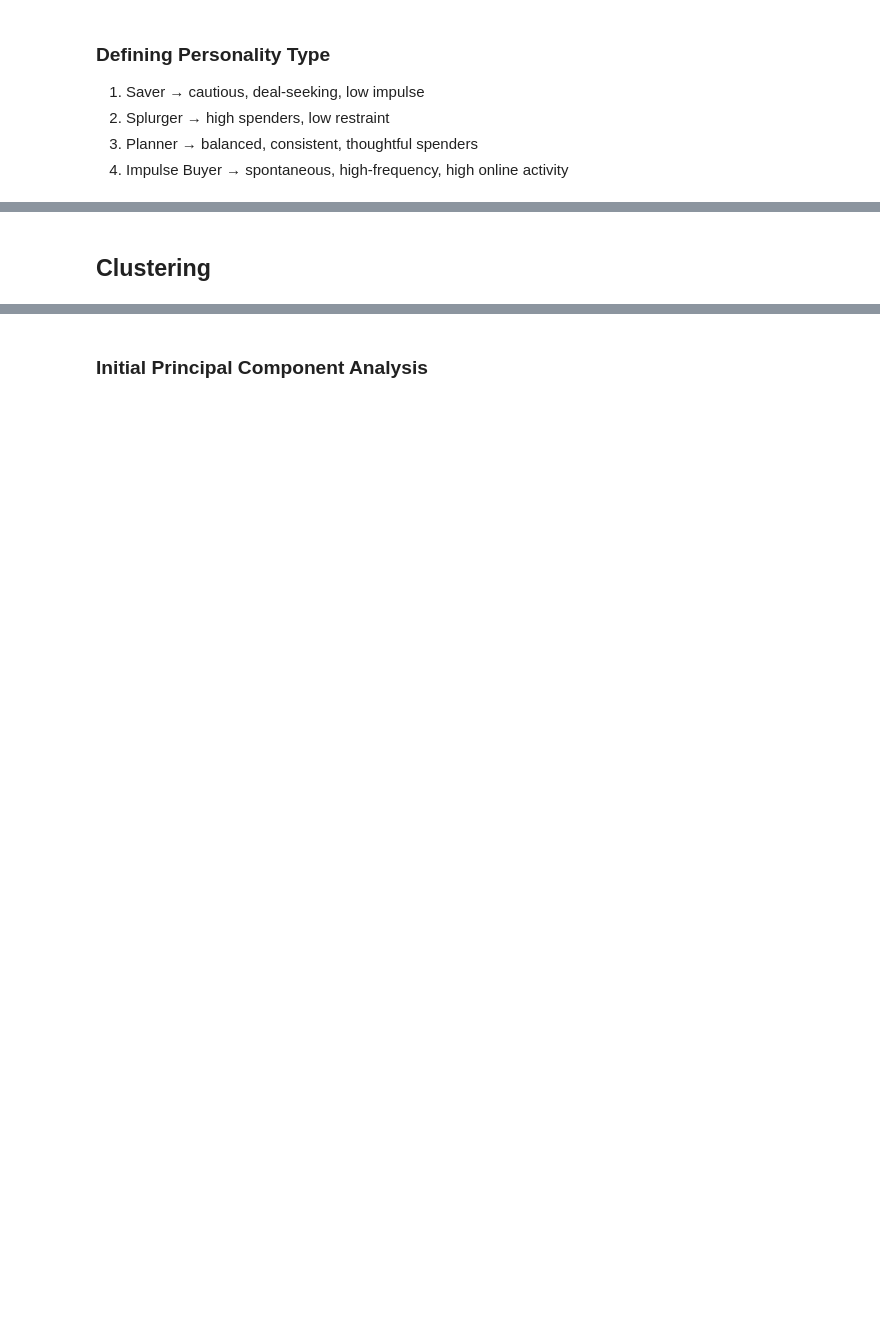
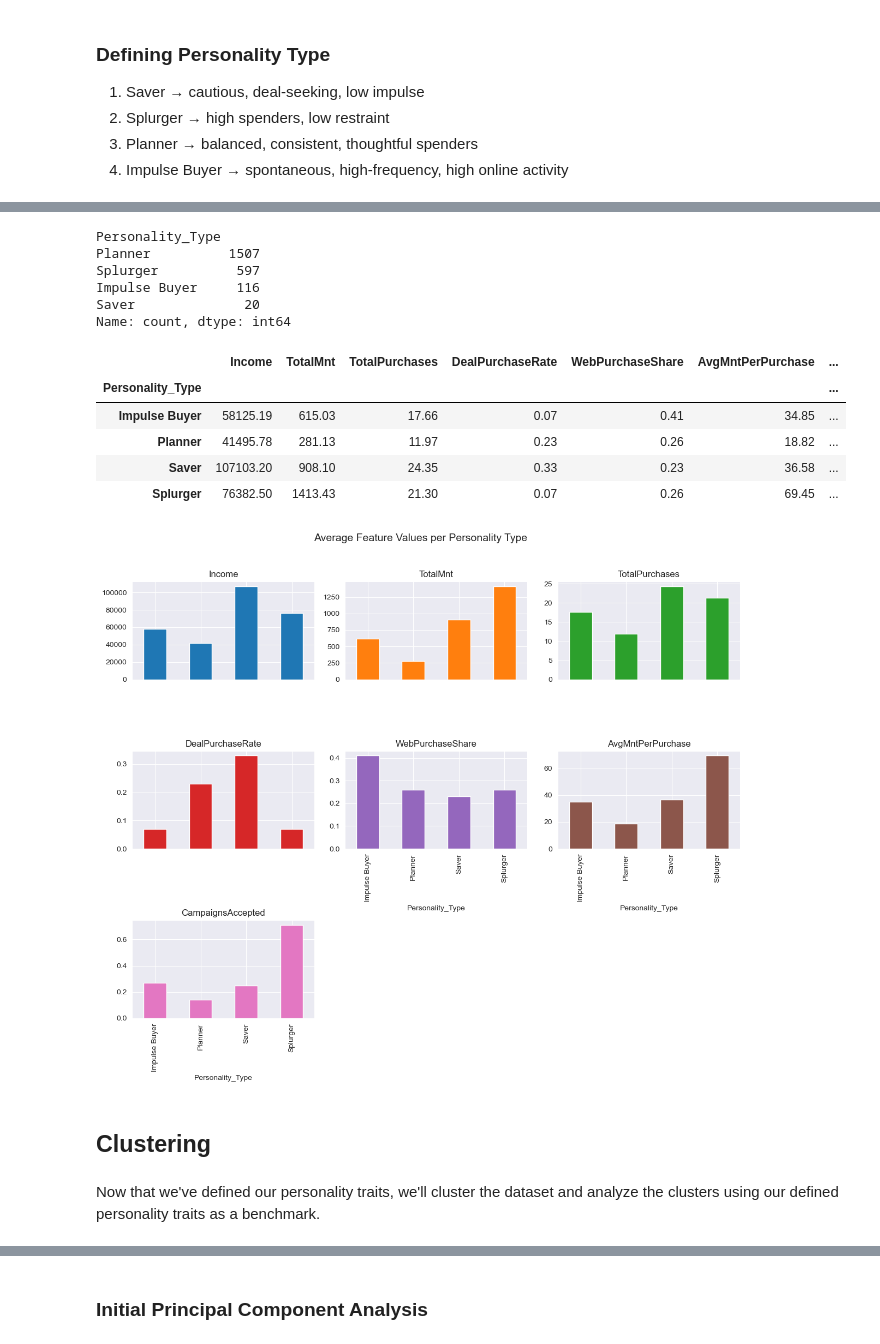
Before and after one commit to hamedtaeb/Smart-Budget-Planner, a Jupyter notebook: project.ipynb, the cells around one changed output, grey strips where cells are left out. Drawn from its saved outputs; the diff is of its cells as text; code cells hidden in the pictures; blank space fills up the shorter version.

Commit message:
Finished up cluster analysis and final conclusion

```diff
--- a/project.ipynb
+++ b/project.ipynb
@@ -370,12 +553,12 @@ def flag_by_percentile(series, low_q=0.33, high_q=0.67):
     return pd.cut(series, bins=[-float('inf'), low, high, float('inf')], labels=['Low', 'Medium', 'High'])
 
 
-df['Income_level'] = flag_by_percentile(df['Income'])
-df['Spending_level'] = flag_by_percentile(df['TotalMnt'])
-df['Deal_level'] = flag_by_percentile(df['DealPurchaseRate'])
-df['Online_level'] = flag_by_percentile(df['WebPurchaseShare'])
-df['Response_level'] = pd.cut(         #### Beacuse most of the values are zero we use cut instead of quantile(I had an error priror to it)
-    df['CampaignsAccepted'],
+df['income_level'] = flag_by_percentile(df['income'])
+df['spending_level'] = flag_by_percentile(df['total_mnt'])
+df['deal_level'] = flag_by_percentile(df['deal_purchase_rate'])
+df['online_level'] = flag_by_percentile(df['webpurchaseshare'])
+df['response_level'] = pd.cut(         #### Beacuse most of the values are zero we use cut instead of quantile(I had an error priror to it)
+    df['campaigns_accepted'],
     bins=[-np.inf, 0, 1, np.inf],
     labels=['Low', 'Mid', 'High'],
     include_lowest=True
@@ -383,4 +566,4 @@ df['Response_level'] = pd.cut(         #### Beacuse most of the values are zero
 
 
 # Sanity Check
-df[['Income_level', 'Spending_level', 'Deal_level', 'Online_level', 'Response_level']].head(10)
+df[['income_level', 'spending_level', 'deal_level', 'online_level', 'response_level']].head(10)
@@ -389,41 +584,58 @@ df[['Income_level', 'Spending_level', 'Deal_level', 'Online_level', 'Response_le
 
 def classify_personality(row):
     # Saver: deal-seeking, modes income/spend
-    if row['Deal_level'] == 'High' and row['Income_level'] == 'High':
+    if row['deal_level'] == 'High' and row['income_level'] == 'High':
         return 'Saver'
 
-    # Splurger: high spenders, High Income
-    elif row['Income_level'] == 'High' and row['Spending_level'] == 'High' and row['Deal_level'] != 'High':
+    # Splurger: high spenders, High income
+    elif row['income_level'] == 'High' and row['spending_level'] == 'High' and row['deal_level'] != 'High':
         return 'Splurger'
 
     #Impulse Buyer: high online share, high deal rate
-    elif row['Online_level'] == 'High' and row['Deal_level'] == 'Low':
+    elif row['online_level'] == 'High' and row['deal_level'] == 'Low':
         return 'Impulse Buyer'
 
     # Planner: balanced or engaged with campaigns
-    elif row['Response_level'] == 'High' or (row['Deal_level'] == 'Medium' and row['Online_level'] == 'Medium'):
+    elif row['response_level'] == 'High' or (row['deal_level'] == 'Medium' and row['online_level'] == 'Medium'):
         return 'Planner'
 
     else:
         return 'Planner' # Default to Planner
 
 
-df['Personality_Type'] = df.apply(classify_personality, axis=1)
-df['Personality_Type'].value_counts()
+df['personality_type'] = df.apply(classify_personality, axis=1)
+df['personality_type'].value_counts()
+# %% [output]
+Personality_Type
+Planner          1507
+Splurger          597
+Impulse Buyer     116
+Saver              20
+Name: count, dtype: int64
 # %%
 # Comparing Feature Profiles by Personality Type
 
-summary = df.groupby('Personality_Type')[['Income', 'TotalMnt', 'TotalPurchases',
-                                        'DealPurchaseRate', 'WebPurchaseShare',
-                                        'AvgMntPerPurchase', 'CampaignsAccepted']].mean().round(2)
+summary = df.groupby('personality_type')[['income', 'total_mnt', 'total_purchases',
+                                        'deal_purchase_rate', 'webpurchaseshare',
+                                        'avg_mnt_per_purchase', 'campaigns_accepted']].mean().round(2)
 
 display(summary)
 
 
 # Visualizing Personality Types
 summary.plot(kind='bar', subplots=True, layout=(3,3), figsize=(12,10), legend=False, sharex=True)
 plt.suptitle('Average Feature Values per Personality Type', fontsize=14, y=1.02)
 plt.tight_layout()
 plt.show()
+# %% [output]
+|  | Income | TotalMnt | TotalPurchases | DealPurchaseRate | WebPurchaseShare | AvgMntPerPurchase | ... |
+| Personality_Type |  |  |  |  |  |  | ... |
+| Impulse Buyer | 58125.19 | 615.03 | 17.66 | 0.07 | 0.41 | 34.85 | ... |
+| Planner | 41495.78 | 281.13 | 11.97 | 0.23 | 0.26 | 18.82 | ... |
+| Saver | 107103.20 | 908.10 | 24.35 | 0.33 | 0.23 | 36.58 | ... |
+| Splurger | 76382.50 | 1413.43 | 21.30 | 0.07 | 0.26 | 69.45 | ... |
+[figure, added]
 # %% [markdown]
 ## Clustering
+# %% [markdown]
+Now that we've defined our personality traits, we'll cluster the dataset and analyze the clusters using our defined personality traits as a benchmark.
```
Also changed, not shown: parts of 70 cells of this notebook.
